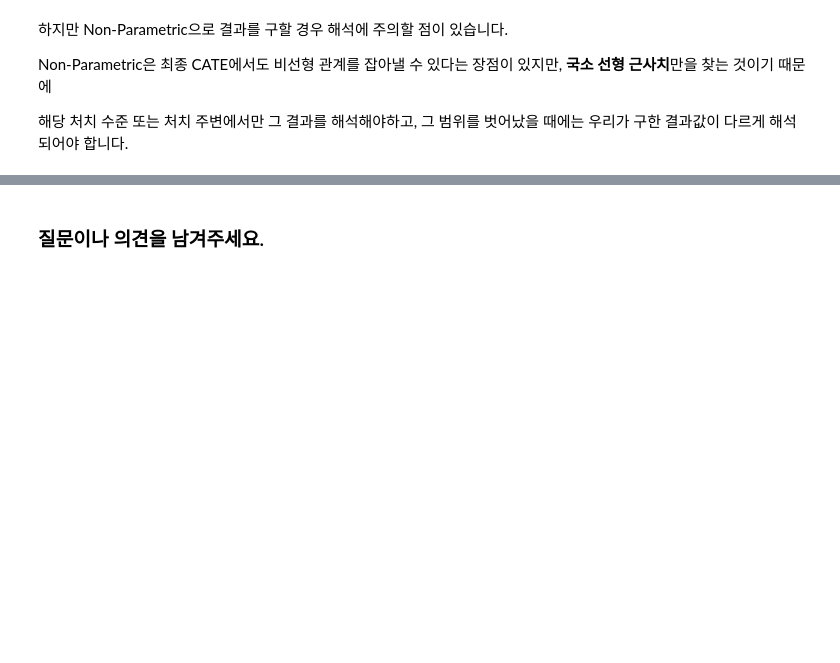
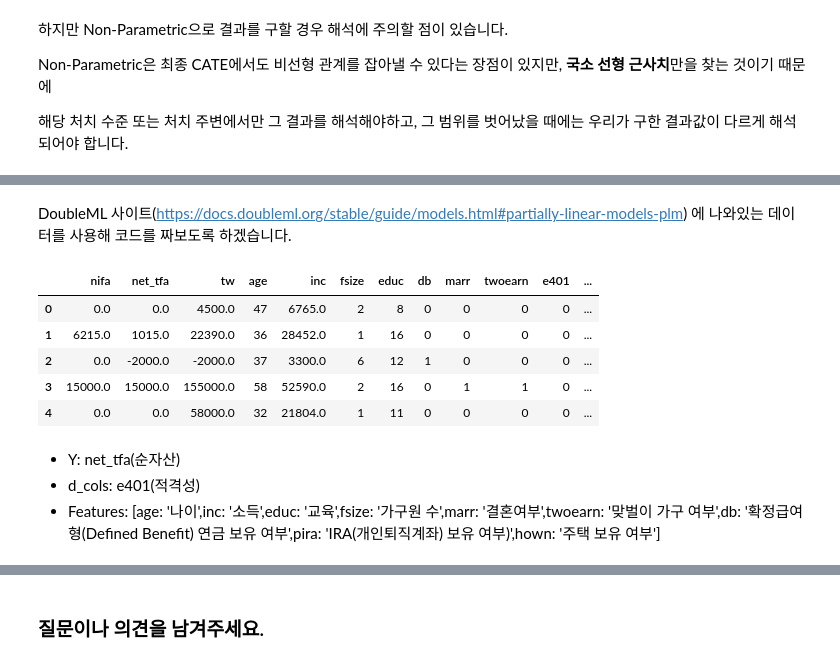
Before and after one commit to Funbucket/awesome-causal-inference-python, a Jupyter notebook: book/ate/propensity_score_and_dml.ipynb, the cells around one changed output, grey strips where cells are left out. Cells and saved outputs as stored; diff of their text form; code cells hidden in the pictures; blank space fills up the shorter version.

```diff
--- a/book/ate/propensity_score_and_dml.ipynb
+++ b/book/ate/propensity_score_and_dml.ipynb
@@ -447,0 +491,13 @@ Non-Parametric은 최종 CATE에서도 비선형 관계를 잡아낼 수 있다
+# %% [markdown]
+DoubleML 사이트(https://docs.doubleml.org/stable/guide/models.html#partially-linear-models-plm) 에 나와있는 데이터를 사용해 코드를 짜보도록 하겠습니다.
+# %%
+data = fetch_401K(return_type='DataFrame')
+features = ['age','inc','educ','fsize','marr','twoearn','db','pira','hown']
+data.head()
+# %% [output]
+|  | nifa | net_tfa | tw | age | inc | fsize | educ | db | marr | twoearn | e401 | ... |
+| 0 | 0.0 | 0.0 | 4500.0 | 47 | 6765.0 | 2 | 8 | 0 | 0 | 0 | 0 | ... |
+| 1 | 6215.0 | 1015.0 | 22390.0 | 36 | 28452.0 | 1 | 16 | 0 | 0 | 0 | 0 | ... |
+| 2 | 0.0 | -2000.0 | -2000.0 | 37 | 3300.0 | 6 | 12 | 1 | 0 | 0 | 0 | ... |
+| 3 | 15000.0 | 15000.0 | 155000.0 | 58 | 52590.0 | 2 | 16 | 0 | 1 | 1 | 0 | ... |
+| 4 | 0.0 | 0.0 | 58000.0 | 32 | 21804.0 | 1 | 11 | 0 | 0 | 0 | 0 | ... |
@@ -447,0 +506,4 @@ Non-Parametric은 최종 CATE에서도 비선형 관계를 잡아낼 수 있다
+# %% [markdown]
+- Y: net_tfa(순자산)
+- d_cols: e401(적격성)
+- Features: [age: '나이',inc: '소득',educ: '교육',fsize: '가구원 수',marr: '결혼여부',twoearn: '맞벌이 가구 여부',db: '확정급여형(Defined Benefit) 연금 보유 여부',pira: 'IRA(개인퇴직계좌) 보유 여부)',hown: '주택 보유 여부']
```
Also changed, not shown: parts of 28 cells of this notebook.
